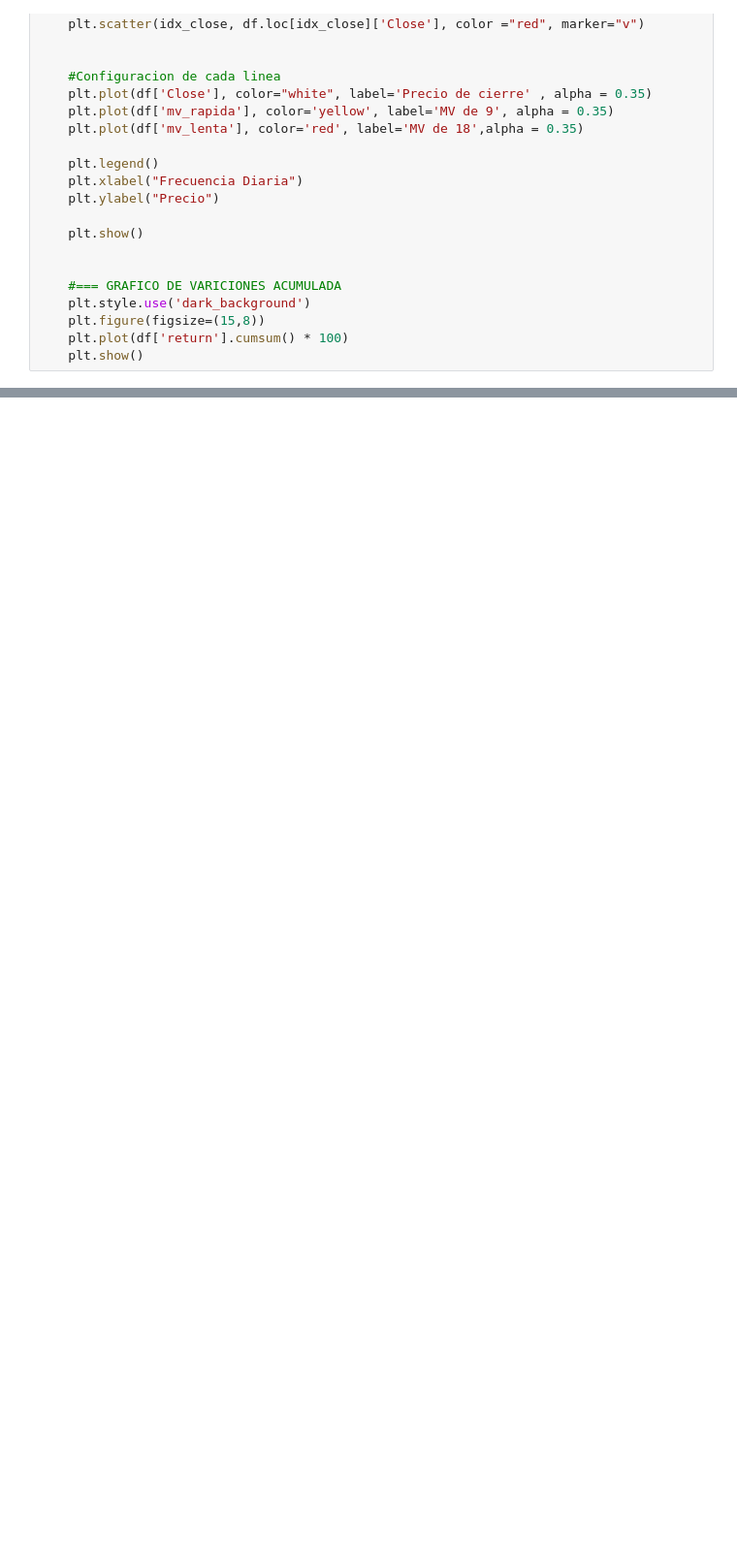
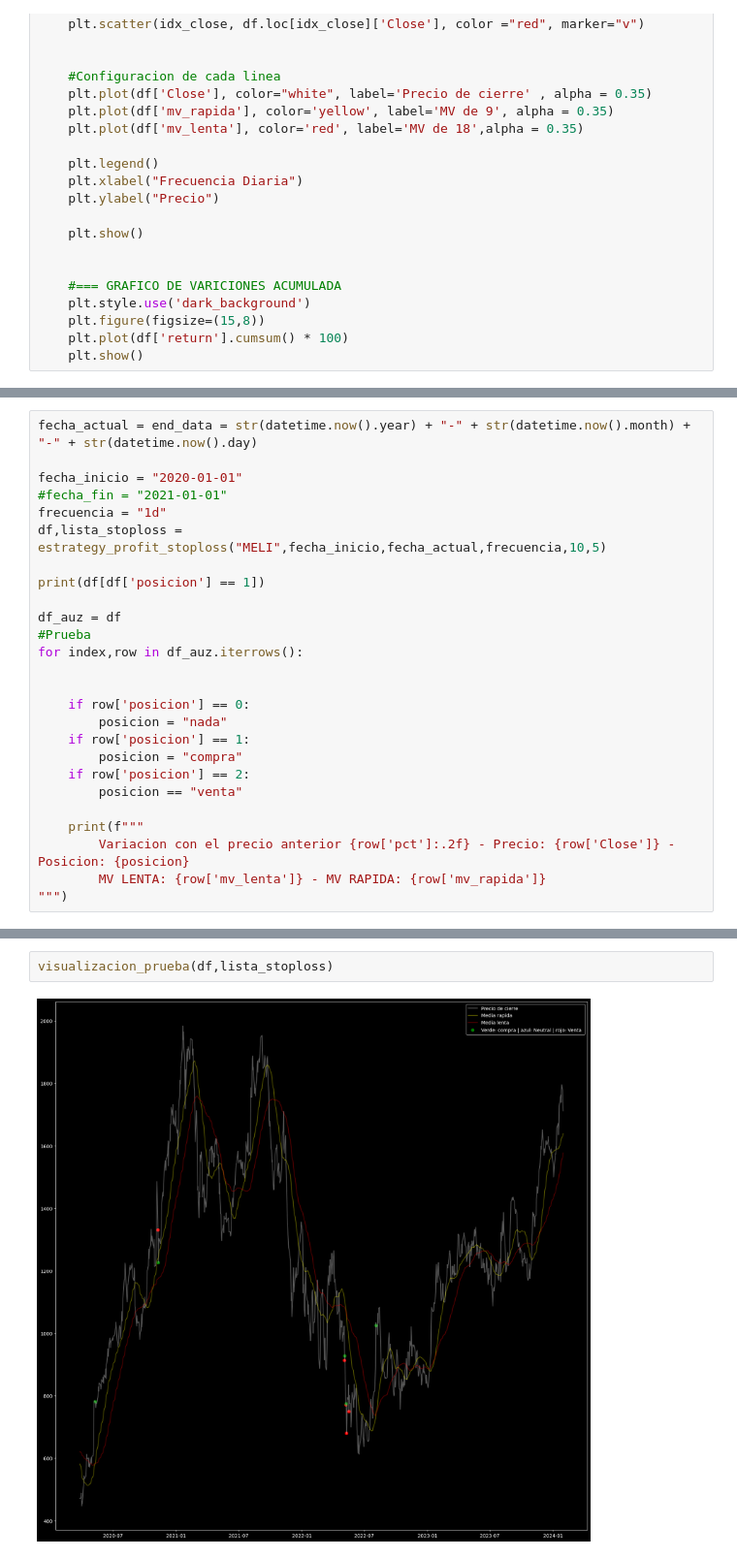
Before and after one commit to gastonbenitez2001/Exploracion-de-datos, a Jupyter notebook: src/acciones exploracion/analisis_tecnico.ipynb, the cells around one changed output, grey strips where cells are left out. Shown at 97% size. Cells and saved outputs as stored; diff of their text form; blank space fills up the shorter version.

```diff
--- a/src/acciones exploracion/analisis_tecnico.ipynb
+++ b/src/acciones exploracion/analisis_tecnico.ipynb
@@ -189,0 +362,26 @@ ax.scatter(x, x, marker = "*")
+# %%
+fecha_actual = end_data = str(datetime.now().year) + "-" + str(datetime.now().month) + "-" + str(datetime.now().day)
+
+fecha_inicio = "2020-01-01"
+#fecha_fin = "2021-01-01"
+frecuencia = "1d"
+df,lista_stoploss = estrategy_profit_stoploss("MELI",fecha_inicio,fecha_actual,frecuencia,10,5)
+
+print(df[df['posicion'] == 1])
+
+df_auz = df
+#Prueba
+for index,row in df_auz.iterrows():
+
+
+    if row['posicion'] == 0:
+        posicion = "nada"
+    if row['posicion'] == 1:
+        posicion = "compra"
+    if row['posicion'] == 2:
+        posicion == "venta"
+
+    print(f"""
+        Variacion con el precio anterior {row['pct']:.2f} - Precio: {row['Close']} - Posicion: {posicion}
+        MV LENTA: {row['mv_lenta']} - MV RAPIDA: {row['mv_rapida']}
+""")
@@ -189,0 +407,4 @@ ax.scatter(x, x, marker = "*")
+# %%
+visualizacion_prueba(df,lista_stoploss)
+# %% [output]
+[figure, added]
```
Also changed, not shown: parts of 13 cells of this notebook, 2 other files.
